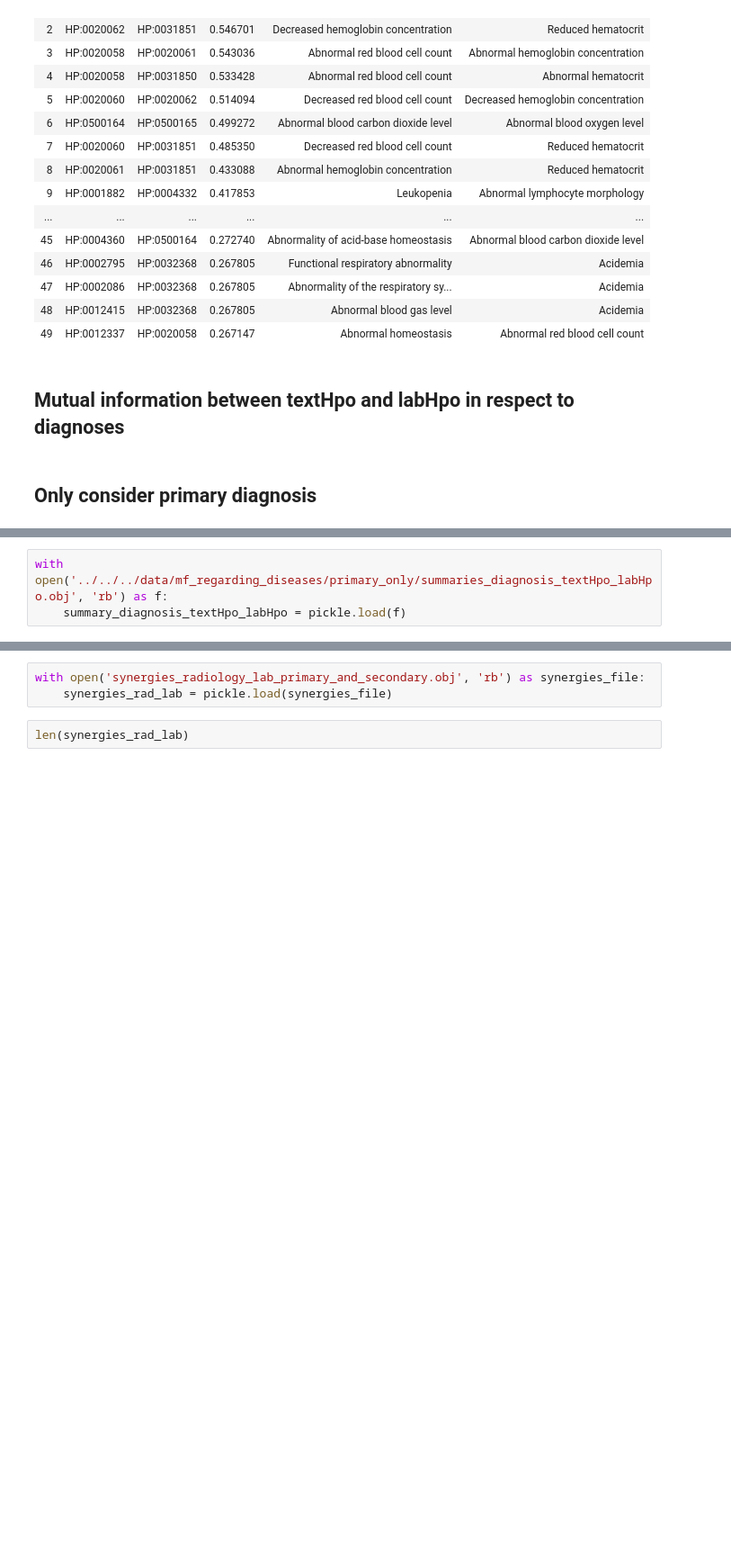
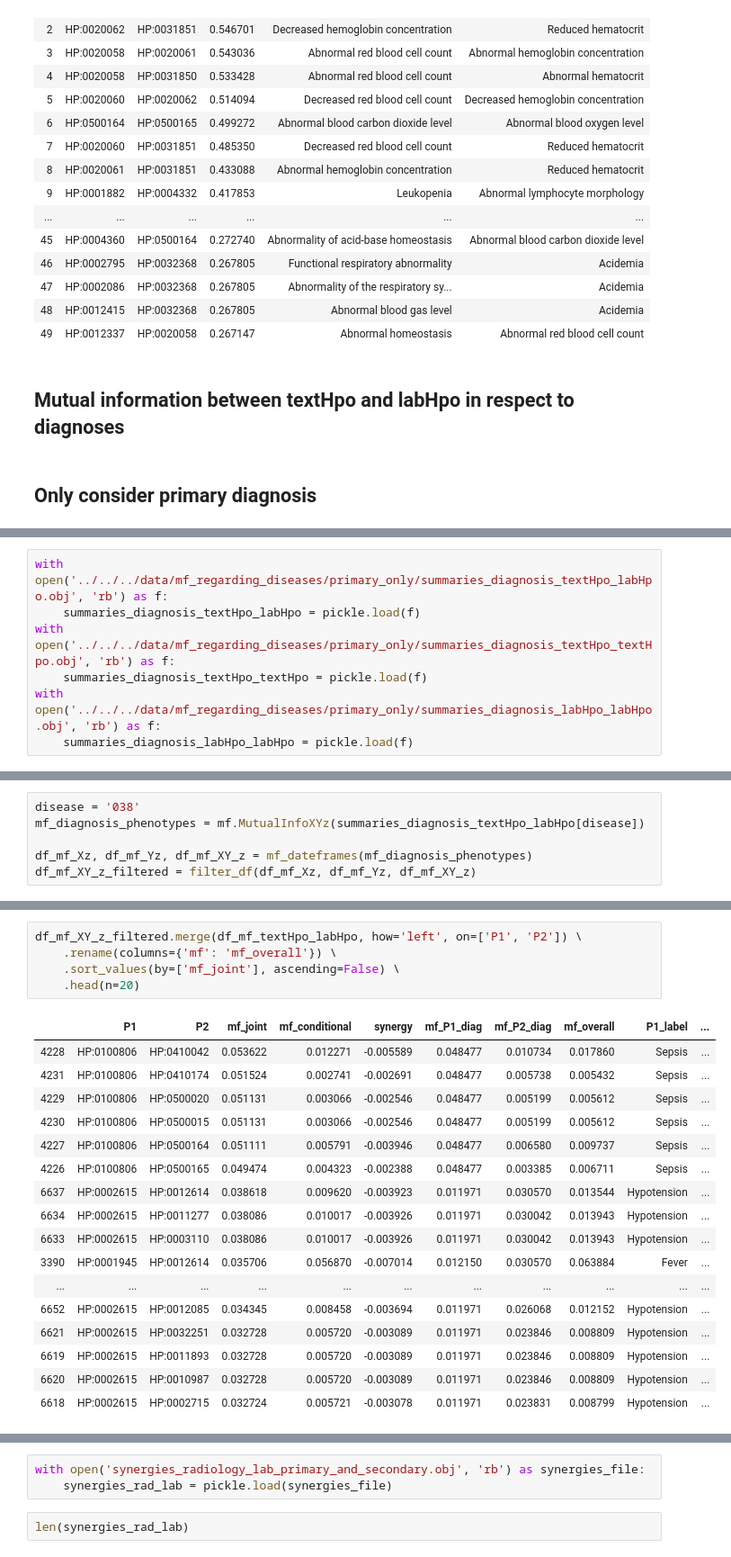
Before and after one commit to TheJacksonLaboratory/MIMIC_HPO, a Jupyter notebook: src/main/notebooks/interpretation.ipynb, the cells around one changed output, grey strips where cells are left out. Shown at 90% size. Cells and saved outputs as stored; diff of their text form; blank space fills up the shorter version.

```diff
--- a/src/main/notebooks/interpretation.ipynb
+++ b/src/main/notebooks/interpretation.ipynb
@@ -150,3 +190,7 @@ df_mf_labHpo_labHpo.sort_values(by='mf', ascending=False).reset_index(drop=True)
 # %%
 with open('../../../data/mf_regarding_diseases/primary_only/summaries_diagnosis_textHpo_labHpo.obj', 'rb') as f:
-    summary_diagnosis_textHpo_labHpo = pickle.load(f)
+    summaries_diagnosis_textHpo_labHpo = pickle.load(f)
+with open('../../../data/mf_regarding_diseases/primary_only/summaries_diagnosis_textHpo_textHpo.obj', 'rb') as f:
+    summaries_diagnosis_textHpo_textHpo = pickle.load(f)
+with open('../../../data/mf_regarding_diseases/primary_only/summaries_diagnosis_labHpo_labHpo.obj', 'rb') as f:
+    summaries_diagnosis_labHpo_labHpo = pickle.load(f)
@@ -198,0 +197,6 @@ def filtered_mf_dataframe(summary, p_values=None, percentile_cut=None):
+# %%
+disease = '038'
+mf_diagnosis_phenotypes = mf.MutualInfoXYz(summaries_diagnosis_textHpo_labHpo[disease])
+
+df_mf_Xz, df_mf_Yz, df_mf_XY_z = mf_dateframes(mf_diagnosis_phenotypes)
+df_mf_XY_z_filtered = filter_df(df_mf_Xz, df_mf_Yz, df_mf_XY_z)
@@ -198,0 +234,23 @@ def filtered_mf_dataframe(summary, p_values=None, percentile_cut=None):
+# %%
+df_mf_XY_z_filtered.merge(df_mf_textHpo_labHpo, how='left', on=['P1', 'P2']) \
+    .rename(columns={'mf': 'mf_overall'}) \
+    .sort_values(by=['mf_joint'], ascending=False) \
+    .head(n=20)
+# %% [output]
+|  | P1 | P2 | mf_joint | mf_conditional | synergy | mf_P1_diag | mf_P2_diag | mf_overall | P1_label | ... |
+| 4228 | HP:0100806 | HP:0410042 | 0.053622 | 0.012271 | -0.005589 | 0.048477 | 0.010734 | 0.017860 | Sepsis | ... |
+| 4231 | HP:0100806 | HP:0410174 | 0.051524 | 0.002741 | -0.002691 | 0.048477 | 0.005738 | 0.005432 | Sepsis | ... |
+| 4229 | HP:0100806 | HP:0500020 | 0.051131 | 0.003066 | -0.002546 | 0.048477 | 0.005199 | 0.005612 | Sepsis | ... |
+| 4230 | HP:0100806 | HP:0500015 | 0.051131 | 0.003066 | -0.002546 | 0.048477 | 0.005199 | 0.005612 | Sepsis | ... |
+| 4227 | HP:0100806 | HP:0500164 | 0.051111 | 0.005791 | -0.003946 | 0.048477 | 0.006580 | 0.009737 | Sepsis | ... |
+| 4226 | HP:0100806 | HP:0500165 | 0.049474 | 0.004323 | -0.002388 | 0.048477 | 0.003385 | 0.006711 | Sepsis | ... |
+| 6637 | HP:0002615 | HP:0012614 | 0.038618 | 0.009620 | -0.003923 | 0.011971 | 0.030570 | 0.013544 | Hypotension | ... |
+| 6634 | HP:0002615 | HP:0011277 | 0.038086 | 0.010017 | -0.003926 | 0.011971 | 0.030042 | 0.013943 | Hypotension | ... |
+| 6633 | HP:0002615 | HP:0003110 | 0.038086 | 0.010017 | -0.003926 | 0.011971 | 0.030042 | 0.013943 | Hypotension | ... |
+| 3390 | HP:0001945 | HP:0012614 | 0.035706 | 0.056870 | -0.007014 | 0.012150 | 0.030570 | 0.063884 | Fever | ... |
+| ... | ... | ... | ... | ... | ... | ... | ... | ... | ... | ... |
+| 6652 | HP:0002615 | HP:0012085 | 0.034345 | 0.008458 | -0.003694 | 0.011971 | 0.026068 | 0.012152 | Hypotension | ... |
+| 6621 | HP:0002615 | HP:0032251 | 0.032728 | 0.005720 | -0.003089 | 0.011971 | 0.023846 | 0.008809 | Hypotension | ... |
+| 6619 | HP:0002615 | HP:0011893 | 0.032728 | 0.005720 | -0.003089 | 0.011971 | 0.023846 | 0.008809 | Hypotension | ... |
+| 6620 | HP:0002615 | HP:0010987 | 0.032728 | 0.005720 | -0.003089 | 0.011971 | 0.023846 | 0.008809 | Hypotension | ... |
+| 6618 | HP:0002615 | HP:0002715 | 0.032724 | 0.005721 | -0.003078 | 0.011971 | 0.023831 | 0.008799 | Hypotension | ... |
```
Also changed, not shown: parts of 5 cells of this notebook, 3 other files.
